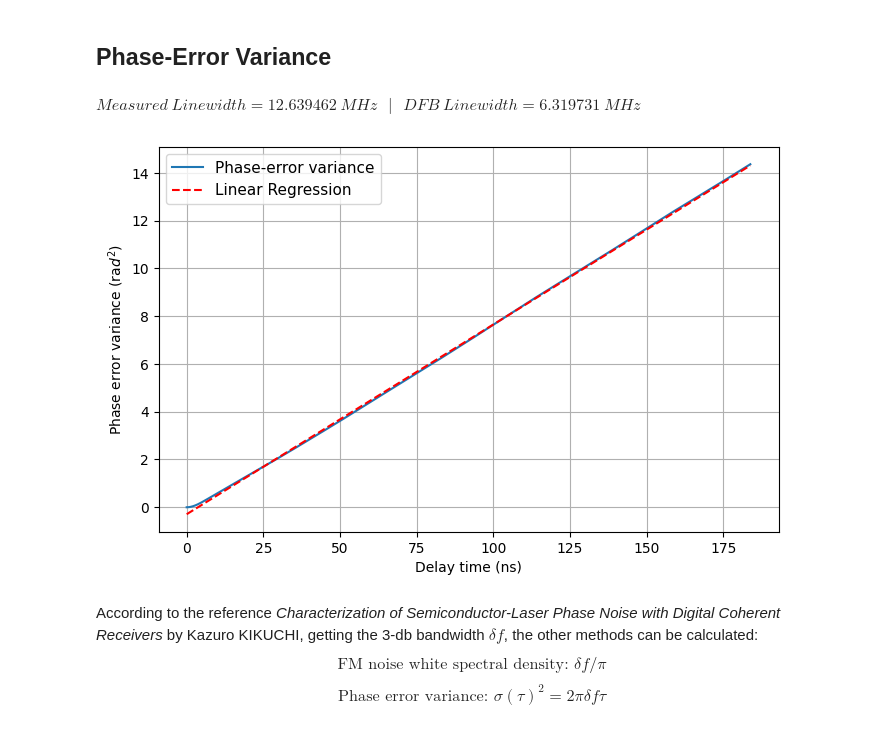
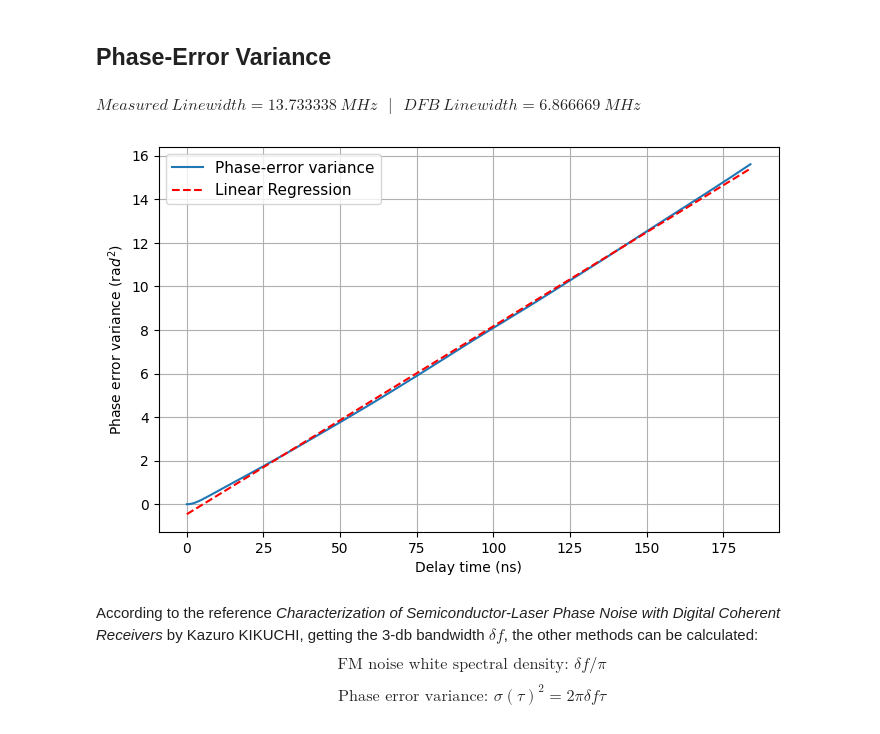
Before and after one commit to CaioRodrigues200/Laser-Study, a Jupyter notebook: Projects/Delayed_Self_Heterodyne/LorentzTesting.ipynb, the cells around one changed output. Drawn from its saved outputs; the diff is of its cells as text; code cells hidden in the pictures.

```diff
--- a/Projects/Delayed_Self_Heterodyne/LorentzTesting.ipynb
+++ b/Projects/Delayed_Self_Heterodyne/LorentzTesting.ipynb
@@ -719,29 +718,29 @@ $\displaystyle Measured~Linewidth = 46371248957666.375000~MHz~~~|~~~DFB~Linewidt
 # %% [markdown]
 ## Phase-Error Variance
 # %%
-ShiftArray = np.linspace(0,8000,1200)
+ShiftArray = np.linspace(0,8000,300)
 
 CplxSig = FilteredI_Sig + 1j*FilteredQ_Sig
 varianceArray = np.zeros(len(ShiftArray))
 
 for i in range(len(ShiftArray)):
     phaseDiff = np.unwrap(np.angle(CplxSig)) - shift(np.unwrap(np.angle(CplxSig)),ShiftArray[i],cval=0)  # Instantaneous frequency
     varianceArray[i] = np.mean(phaseDiff[200+int(ShiftArray[i]):]**2)
 
 polyArray = np.polyfit(ShiftArray[:1000]*Ts,varianceArray[:1000],1)
 
 plt.figure(figsize=(8,5))
 plt.plot(ShiftArray*Ts*1e9,varianceArray,label='Phase-error variance')
 plt.plot(ShiftArray*Ts*1e9,polyArray[0]*ShiftArray*Ts+polyArray[1],'--',color='red',label='Linear Regression')
 plt.ylabel('Phase error variance (ra$d^2$)')
 plt.xlabel('Delay time (ns)')
 plt.grid()
 plt.legend(fontsize=11)
 
 display(Math('Measured~Linewidth = %5.6f~MHz~~~|~~~DFB~Linewidth = %5.6f~MHz' %(polyArray[0]*1e-6/(2*np.pi) , (polyArray[0]*1e-6/(2*np.pi))/2 )))
 # %% [output]
-$\displaystyle Measured~Linewidth = 12.639462~MHz~~~|~~~DFB~Linewidth = 6.319731~MHz$
+$\displaystyle Measured~Linewidth = 13.733338~MHz~~~|~~~DFB~Linewidth = 6.866669~MHz$
-[figure, old version]
+[figure, new version]
 # %% [markdown]
 According to the reference *Characterization of Semiconductor-Laser Phase Noise with Digital Coherent Receivers* by Kazuro KIKUCHI, getting the 3-db bandwidth $\delta f$, the other methods can be calculated:
 $$\text{FM noise white spectral density: }  \delta f / \pi$$
```
Also changed, not shown: parts of 14 cells of this notebook, 2 other files.
